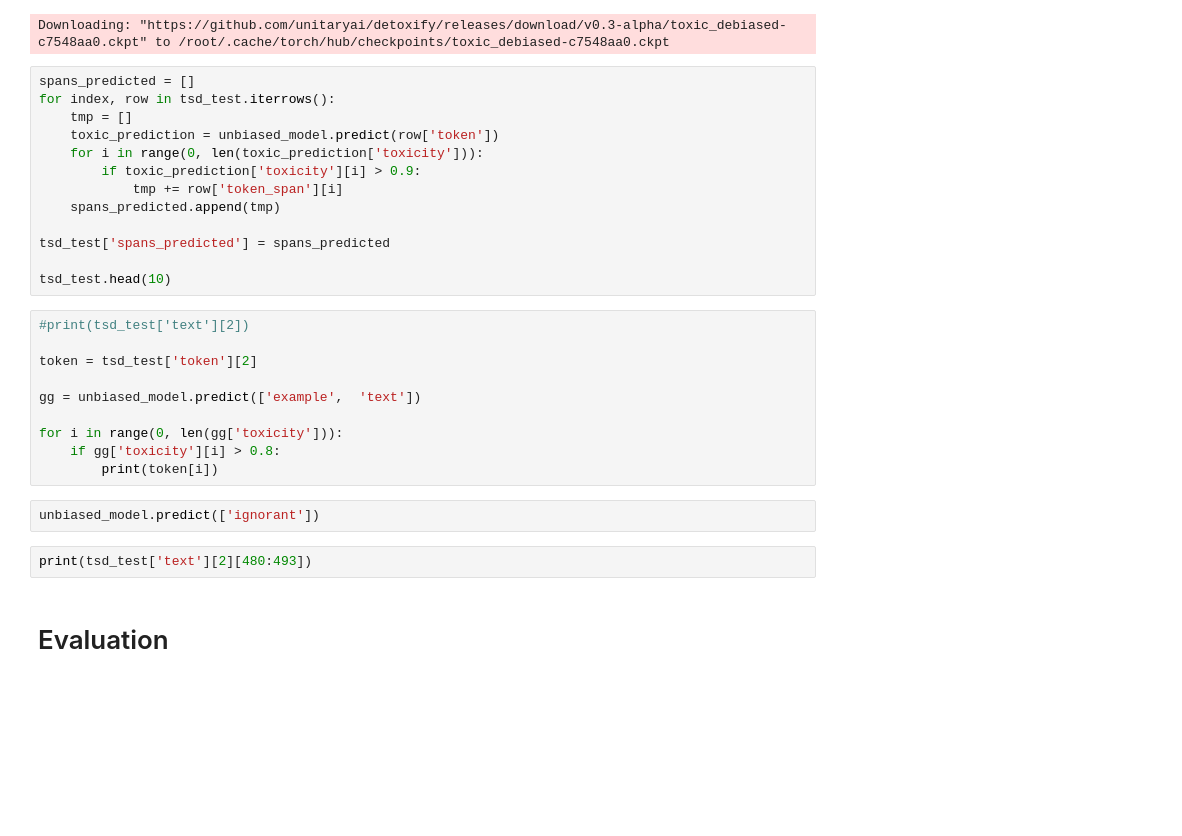
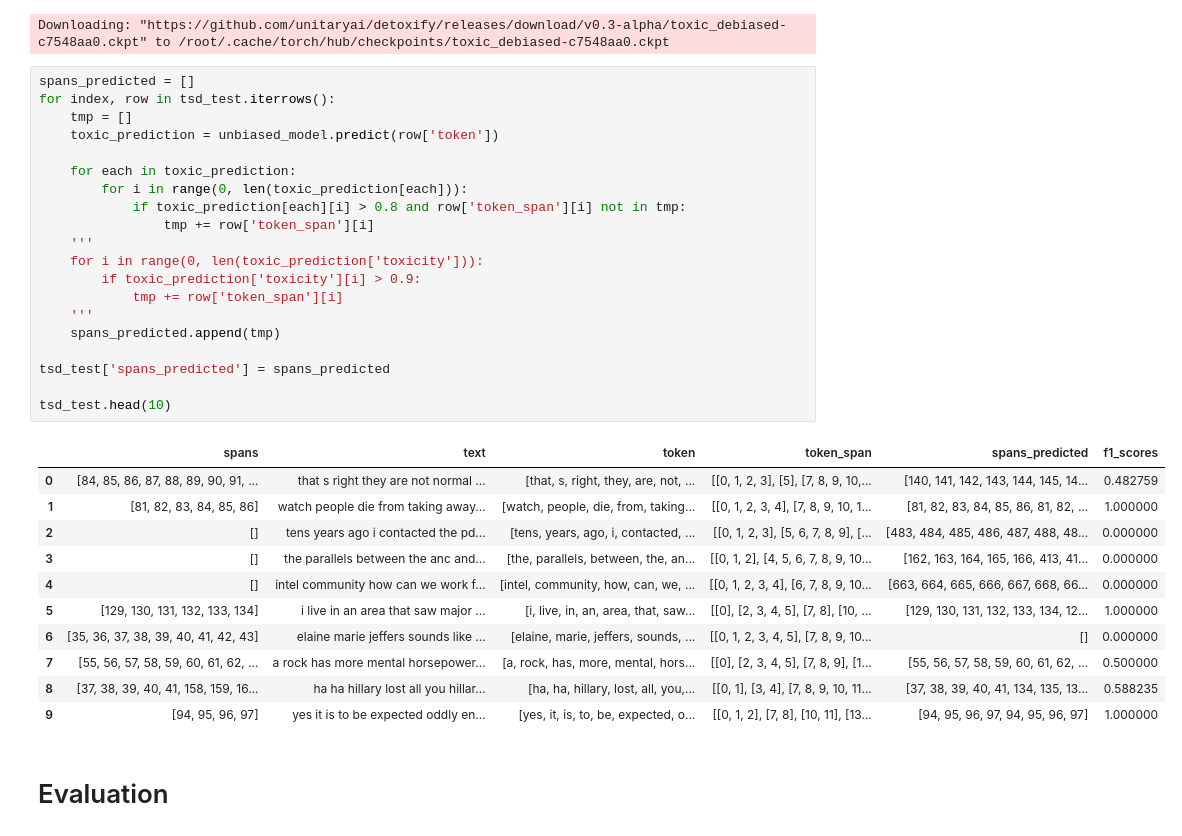
Before and after one commit to KaishuoWang/Toxic-Span-Detection, a Jupyter notebook: toxicBERT/toxicBERT.ipynb, the cells around one changed output. Cells and saved outputs as stored; diff of their text form; blank space fills up the shorter version.

Commit message:
toxicBERT

```diff
--- a/toxicBERT/toxicBERT.ipynb
+++ b/toxicBERT/toxicBERT.ipynb
@@ -136,30 +136,35 @@ Downloading: "https://github.com/unitaryai/detoxify/releases/download/v0.3-alpha
 # %%
 spans_predicted = []
 for index, row in tsd_test.iterrows():
     tmp = []
     toxic_prediction = unbiased_model.predict(row['token'])
+
+    for each in toxic_prediction:
+        for i in range(0, len(toxic_prediction[each])):
+            if toxic_prediction[each][i] > 0.8 and row['token_span'][i] not in tmp:
+                tmp += row['token_span'][i]
+    '''
     for i in range(0, len(toxic_prediction['toxicity'])):
         if toxic_prediction['toxicity'][i] > 0.9:
             tmp += row['token_span'][i]
+    '''
     spans_predicted.append(tmp)
 
 tsd_test['spans_predicted'] = spans_predicted
 
 tsd_test.head(10)
+# %% [output]
+|  | spans | text | token | token_span | spans_predicted | f1_scores |
+| 0 | [84, 85, 86, 87, 88, 89, 90, 91, ... | that s right they are not normal ... | [that, s, right, they, are, not, ... | [[0, 1, 2, 3], [5], [7, 8, 9, 10,... | [140, 141, 142, 143, 144, 145, 14... | 0.482759 |
+| 1 | [81, 82, 83, 84, 85, 86] | watch people die from taking away... | [watch, people, die, from, taking... | [[0, 1, 2, 3, 4], [7, 8, 9, 10, 1... | [81, 82, 83, 84, 85, 86, 81, 82, ... | 1.000000 |
+| 2 | [] | tens years ago i contacted the pd... | [tens, years, ago, i, contacted, ... | [[0, 1, 2, 3], [5, 6, 7, 8, 9], [... | [483, 484, 485, 486, 487, 488, 48... | 0.000000 |
+| 3 | [] | the parallels between the anc and... | [the, parallels, between, the, an... | [[0, 1, 2], [4, 5, 6, 7, 8, 9, 10... | [162, 163, 164, 165, 166, 413, 41... | 0.000000 |
+| 4 | [] | intel community how can we work f... | [intel, community, how, can, we, ... | [[0, 1, 2, 3, 4], [6, 7, 8, 9, 10... | [663, 664, 665, 666, 667, 668, 66... | 0.000000 |
+| 5 | [129, 130, 131, 132, 133, 134] | i live in an area that saw major ... | [i, live, in, an, area, that, saw... | [[0], [2, 3, 4, 5], [7, 8], [10, ... | [129, 130, 131, 132, 133, 134, 12... | 1.000000 |
+| 6 | [35, 36, 37, 38, 39, 40, 41, 42, 43] | elaine marie jeffers sounds like ... | [elaine, marie, jeffers, sounds, ... | [[0, 1, 2, 3, 4, 5], [7, 8, 9, 10... | [] | 0.000000 |
+| 7 | [55, 56, 57, 58, 59, 60, 61, 62, ... | a rock has more mental horsepower... | [a, rock, has, more, mental, hors... | [[0], [2, 3, 4, 5], [7, 8, 9], [1... | [55, 56, 57, 58, 59, 60, 61, 62, ... | 0.500000 |
+| 8 | [37, 38, 39, 40, 41, 158, 159, 16... | ha ha hillary lost all you hillar... | [ha, ha, hillary, lost, all, you,... | [[0, 1], [3, 4], [7, 8, 9, 10, 11... | [37, 38, 39, 40, 41, 134, 135, 13... | 0.588235 |
+| 9 | [94, 95, 96, 97] | yes it is to be expected oddly en... | [yes, it, is, to, be, expected, o... | [[0, 1, 2], [7, 8], [10, 11], [13... | [94, 95, 96, 97, 94, 95, 96, 97] | 1.000000 |
-# %%
-#print(tsd_test['text'][2])
-
-token = tsd_test['token'][2]
-
-gg = unbiased_model.predict(['example',  'text'])
-
-for i in range(0, len(gg['toxicity'])):
-    if gg['toxicity'][i] > 0.8:
-        print(token[i])
-# %%
-unbiased_model.predict(['ignorant'])
-# %%
-print(tsd_test['text'][2][480:493])
 # %% [markdown]
 # Evaluation
 # %%
```
Also changed, not shown: parts of 6 cells of this notebook, 2 other files.
